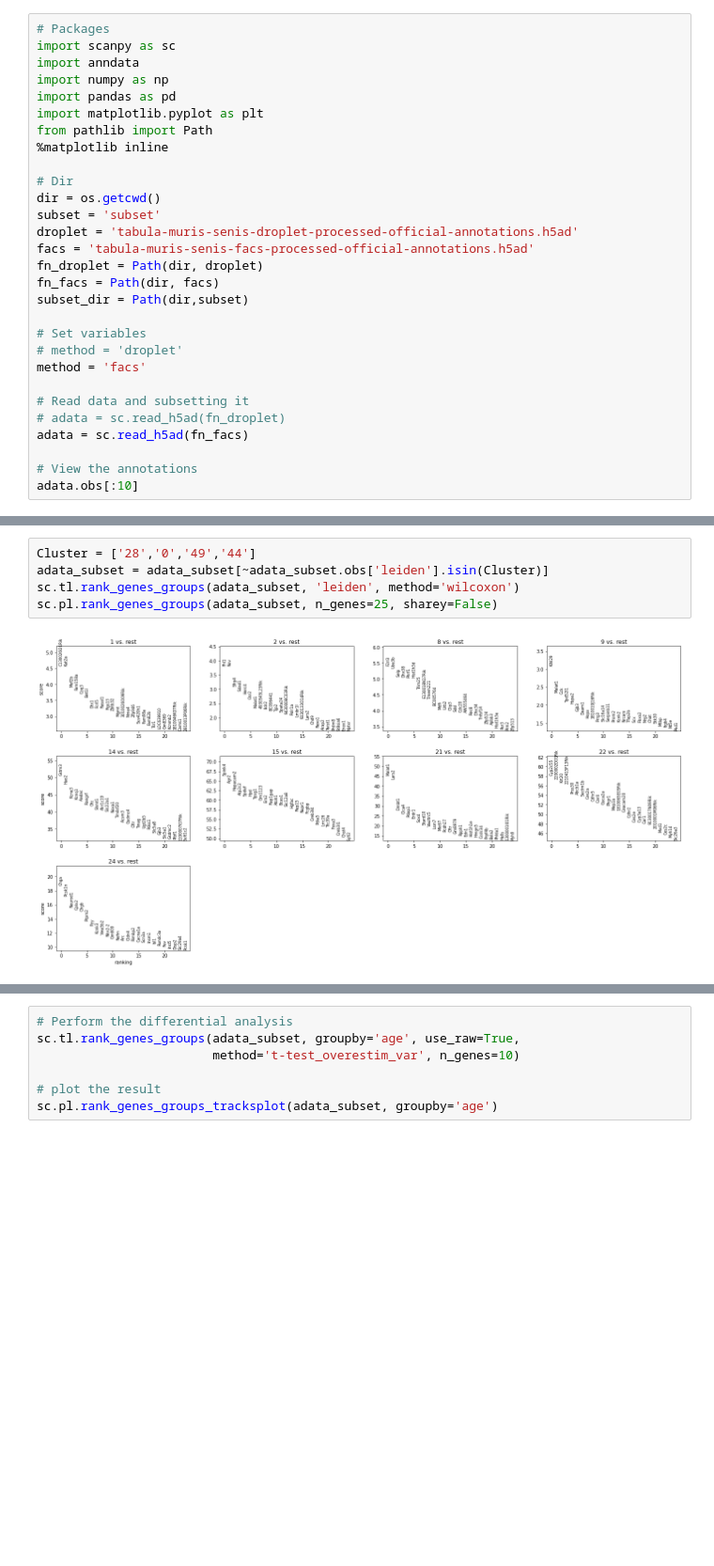
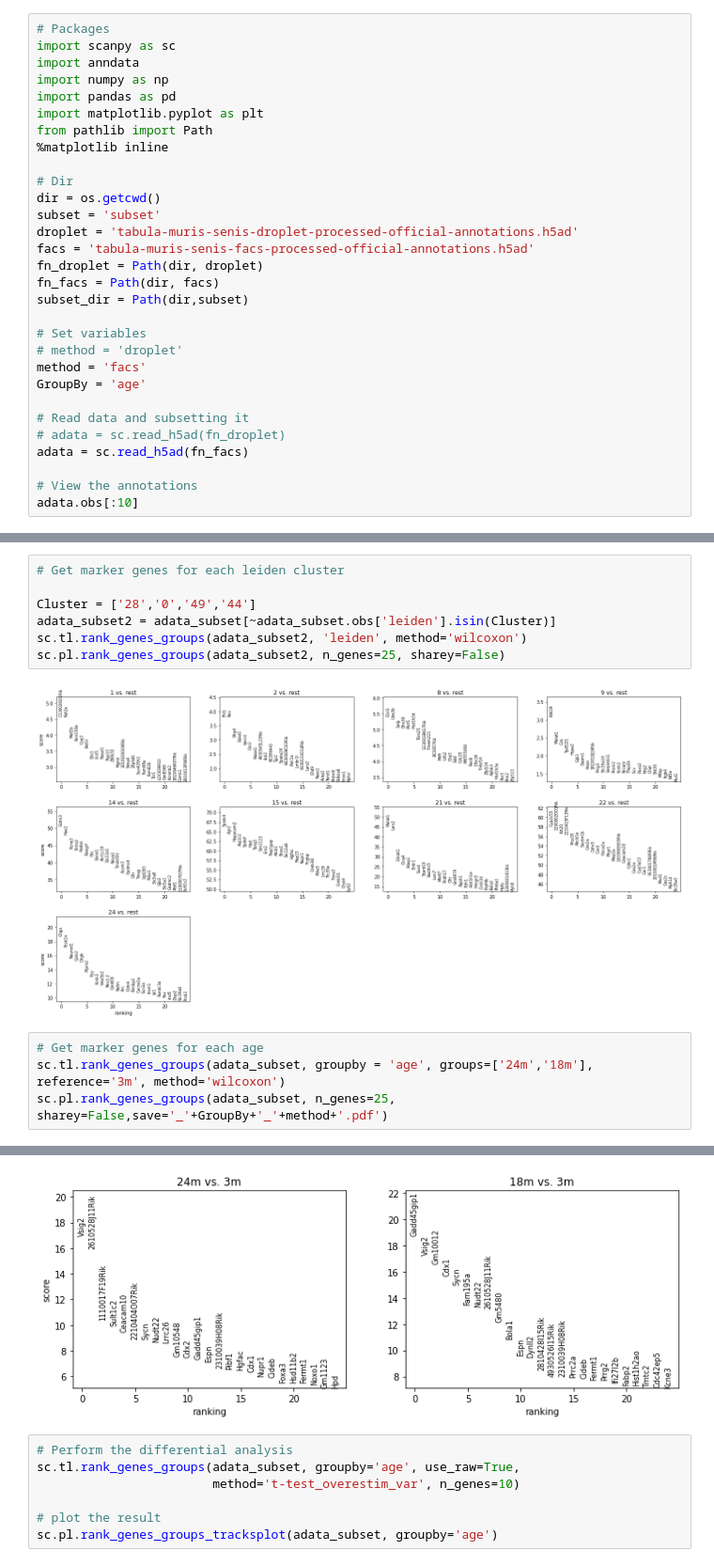
Before and after one commit to pocession/Tabula_muris, a Jupyter notebook: scRNA_differentialAnalysis.ipynb, the cells around one changed output, grey strips where cells are left out. Shown at 94% size. Cells and saved outputs as stored; diff of their text form; blank space fills up the shorter version.

```diff
--- a/scRNA_differentialAnalysis.ipynb
+++ b/scRNA_differentialAnalysis.ipynb
@@ -20,6 +20,7 @@ subset_dir = Path(dir,subset)
 # Set variables
 # method = 'droplet'
 method = 'facs'
+GroupBy = 'age'
 
 # Read data and subsetting it
 # adata = sc.read_h5ad(fn_droplet)
@@ -123,9 +124,16 @@ adata_subset = adata_subset[:, adata_subset.var.highly_variable]
 # %%
 adata_subset.raw = adata_subset
 # %%
+# Get marker genes for each leiden cluster
+
 Cluster = ['28','0','49','44']
-adata_subset = adata_subset[~adata_subset.obs['leiden'].isin(Cluster)]
-sc.tl.rank_genes_groups(adata_subset, 'leiden', method='wilcoxon')
-sc.pl.rank_genes_groups(adata_subset, n_genes=25, sharey=False)
+adata_subset2 = adata_subset[~adata_subset.obs['leiden'].isin(Cluster)]
+sc.tl.rank_genes_groups(adata_subset2, 'leiden', method='wilcoxon')
+sc.pl.rank_genes_groups(adata_subset2, n_genes=25, sharey=False)
 # %% [output]
 [figure]
+# %%
+# Get marker genes for each age
+sc.tl.rank_genes_groups(adata_subset, groupby = 'age', groups=['24m','18m'], reference='3m', method='wilcoxon')
+sc.pl.rank_genes_groups(adata_subset, n_genes=25, sharey=False,save='_'+GroupBy+'_'+method+'.pdf')
+# %% [output]
@@ -132,3 +141,4 @@ sc.pl.rank_genes_groups(adata_subset, n_genes=25, sharey=False)
+[figure, added]
 # %%
 # Perform the differential analysis
 sc.tl.rank_genes_groups(adata_subset, groupby='age', use_raw=True,
```
Also changed, not shown: parts of 1 cell of this notebook.
